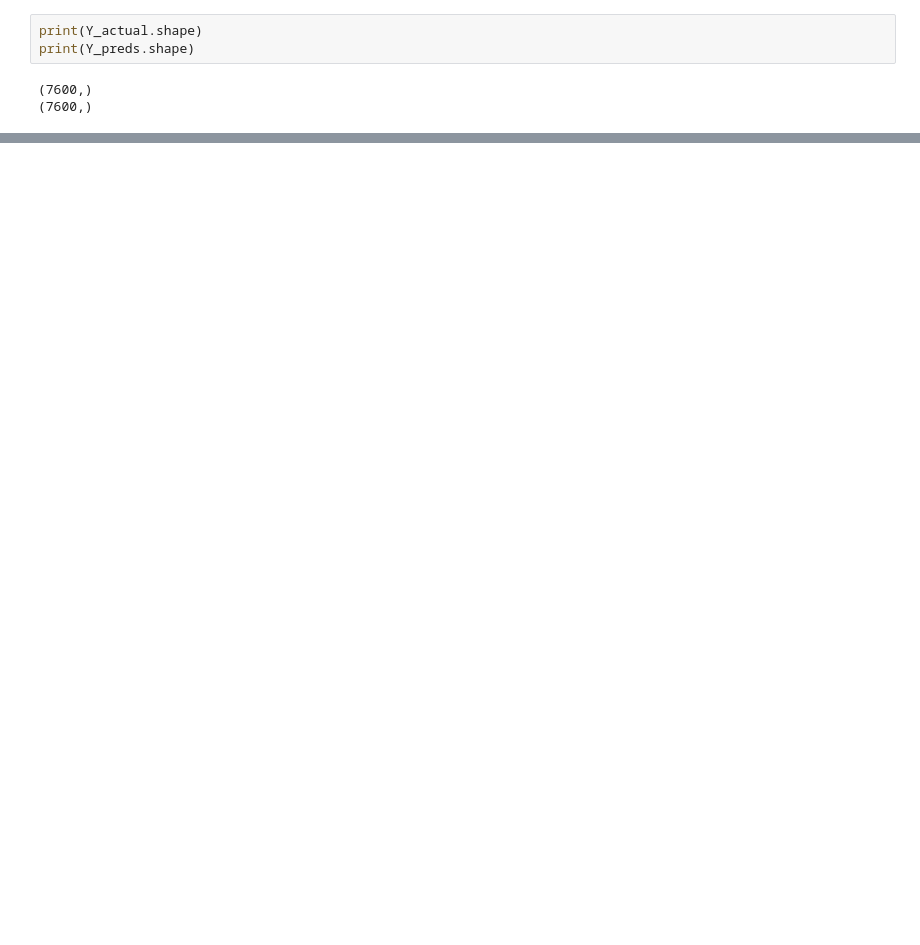
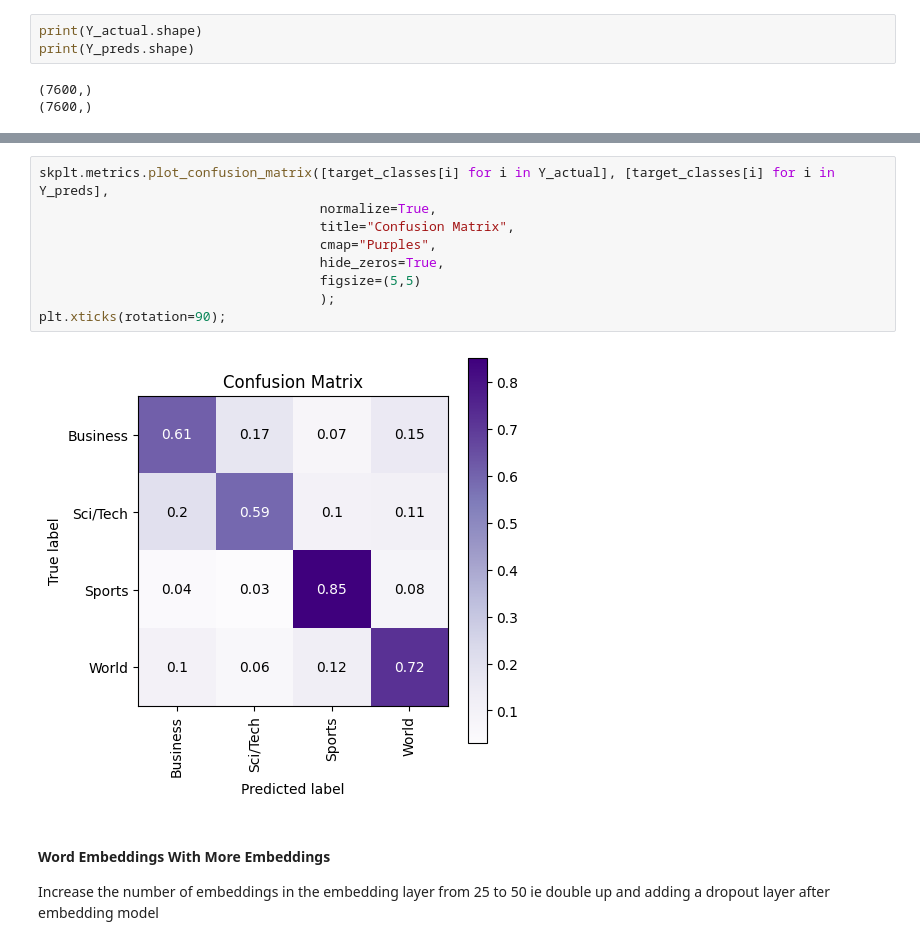
Before and after one commit to soutrik71/pytorch_classics, a Jupyter notebook: APTorch4.ipynb, the cells around one changed output, grey strips where cells are left out. Drawn from its saved outputs; the diff is of its cells as text; blank space fills up the shorter version.

```diff
--- a/APTorch4.ipynb
+++ b/APTorch4.ipynb
@@ -407,0 +451,15 @@ print(Y_preds.shape)
+# %%
+skplt.metrics.plot_confusion_matrix([target_classes[i] for i in Y_actual], [target_classes[i] for i in Y_preds],
+                                    normalize=True,
+                                    title="Confusion Matrix",
+                                    cmap="Purples",
+                                    hide_zeros=True,
+                                    figsize=(5,5)
+                                    );
+plt.xticks(rotation=90);
+# %% [output]
+[figure, added]
+# %% [markdown]
+#### Word Embeddings With More Embeddings
+
+Increase the number of embeddings in the embedding layer from 25 to 50 ie double up and adding a dropout layer after embedding model
```
Also changed, not shown: parts of 41 cells of this notebook.
